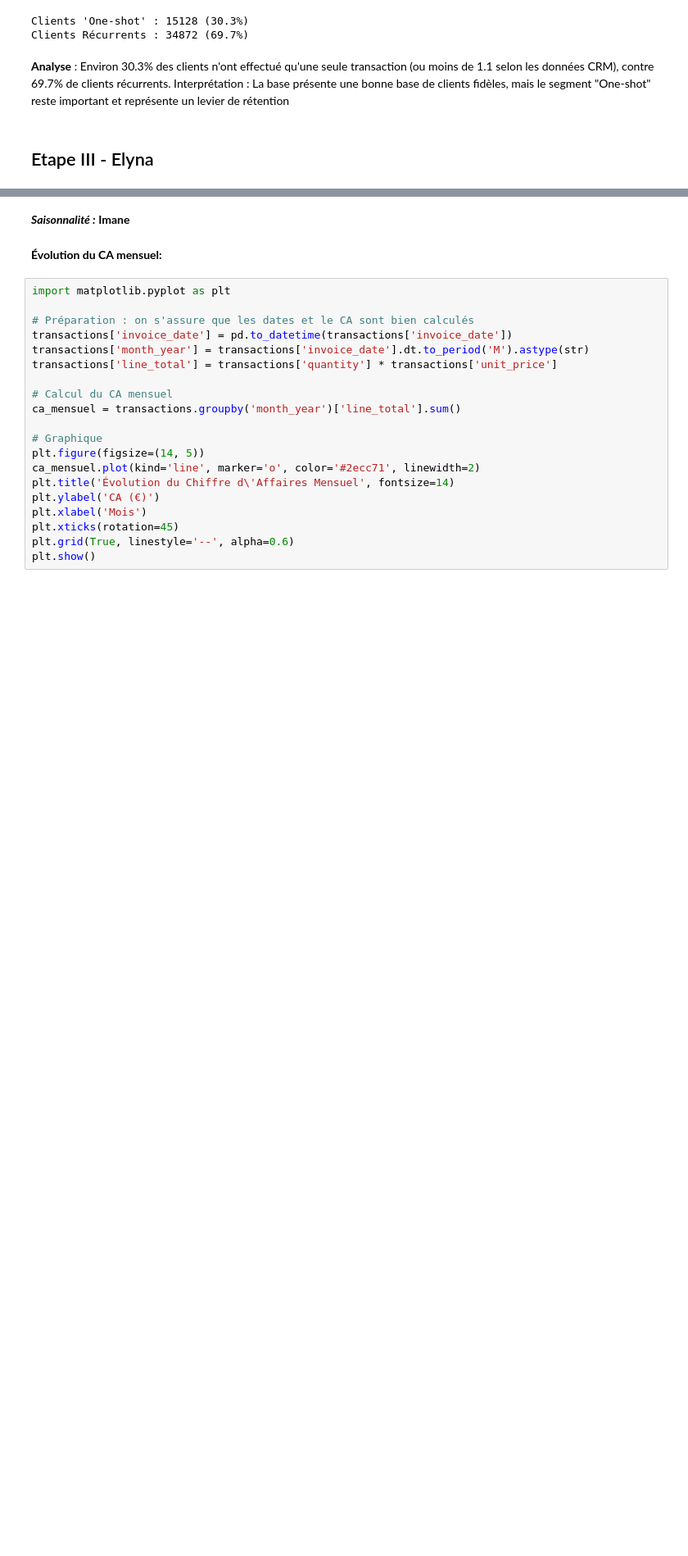
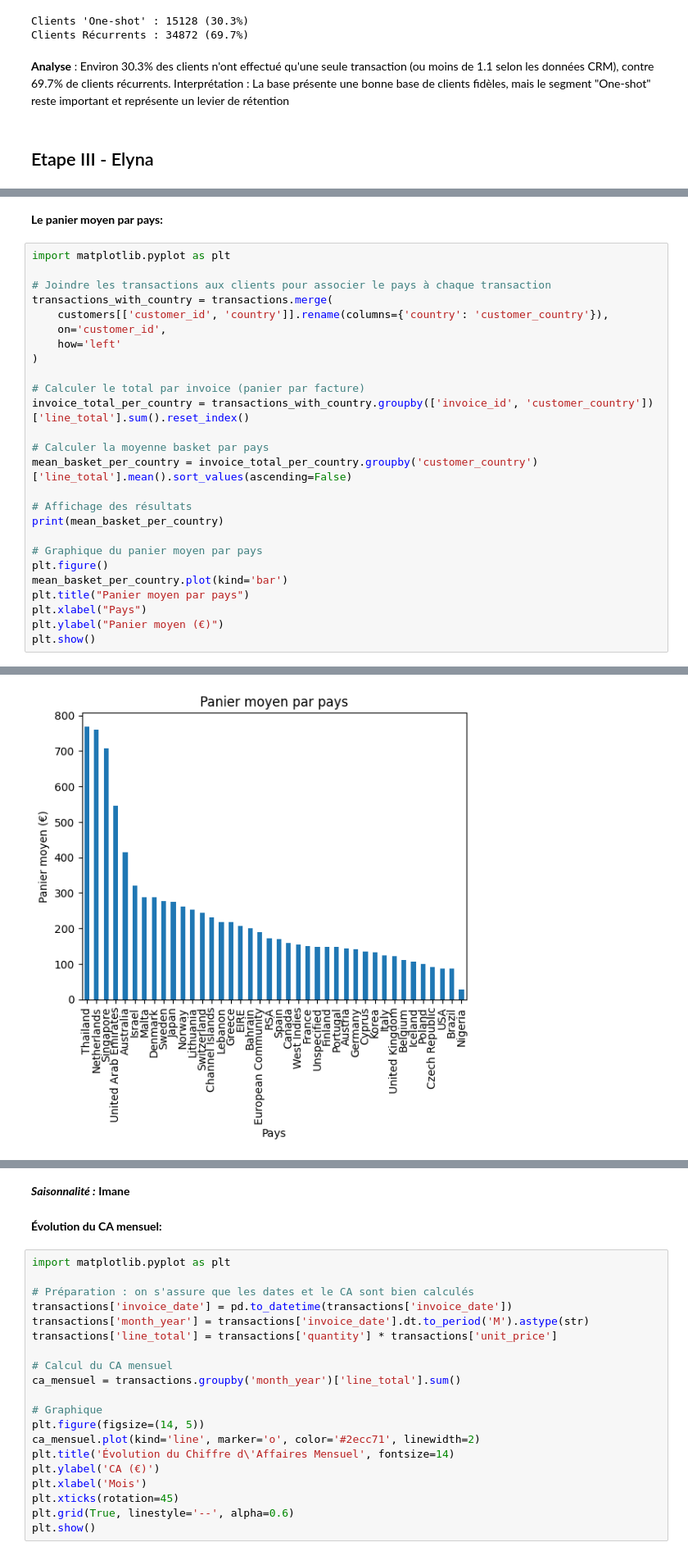
Before and after one commit to fds-imane/Data_Marketing, a Jupyter notebook: data_marketing.ipynb, the cells around one changed output, grey strips where cells are left out. Shown at 82% size. Drawn from its saved outputs; the diff is of its cells as text; blank space fills up the shorter version.

```diff
--- a/data_marketing.ipynb
+++ b/data_marketing.ipynb
@@ -483,0 +724,29 @@ Interprétation : La base présente une bonne base de clients fidèles, mais le
+# %% [markdown]
+**Le panier moyen par pays:**
+# %%
+import matplotlib.pyplot as plt
+
+# Joindre les transactions aux clients pour associer le pays à chaque transaction
+transactions_with_country = transactions.merge(
+    customers[['customer_id', 'country']].rename(columns={'country': 'customer_country'}),
+    on='customer_id',
+    how='left'
+)
+
+# Calculer le total par invoice (panier par facture)
+invoice_total_per_country = transactions_with_country.groupby(['invoice_id', 'customer_country'])['line_total'].sum().reset_index()
+
+# Calculer la moyenne basket par pays
+mean_basket_per_country = invoice_total_per_country.groupby('customer_country')['line_total'].mean().sort_values(ascending=False)
+
+# Affichage des résultats
+print(mean_basket_per_country)
+
+# Graphique du panier moyen par pays
+plt.figure()
+mean_basket_per_country.plot(kind='bar')
+plt.title("Panier moyen par pays")
+plt.xlabel("Pays")
+plt.ylabel("Panier moyen (€)")
+plt.show()
+# %% [output]
@@ -483,0 +770 @@ Interprétation : La base présente une bonne base de clients fidèles, mais le
+[figure, added]
```
Also changed, not shown: parts of 28 cells of this notebook.
